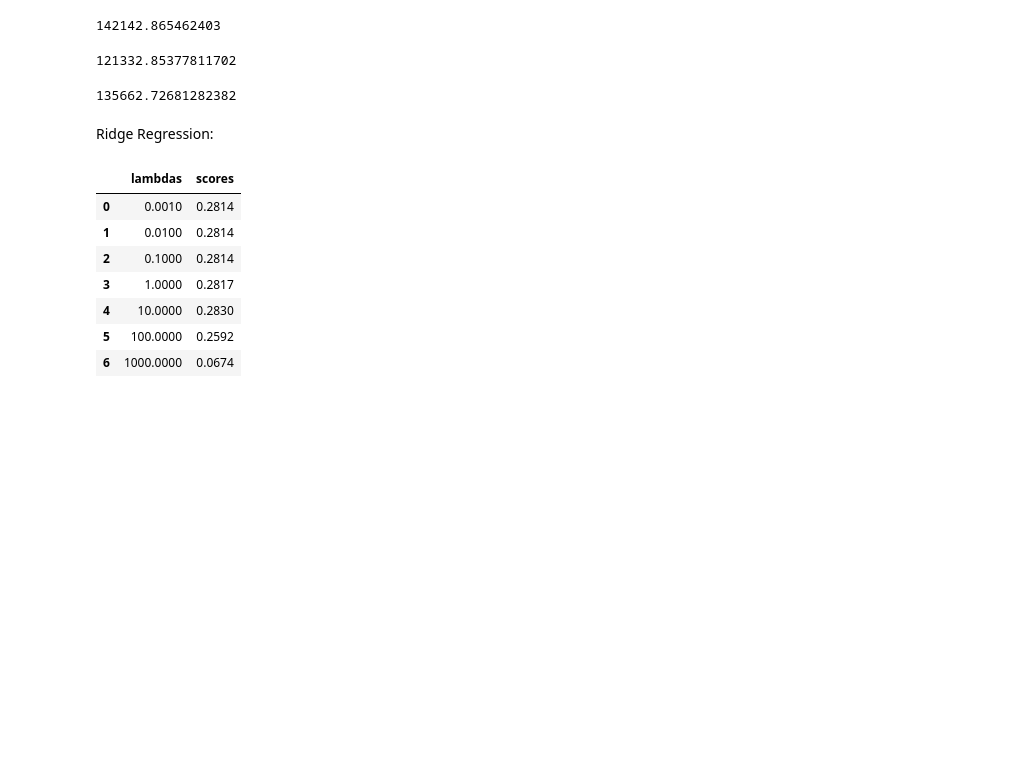
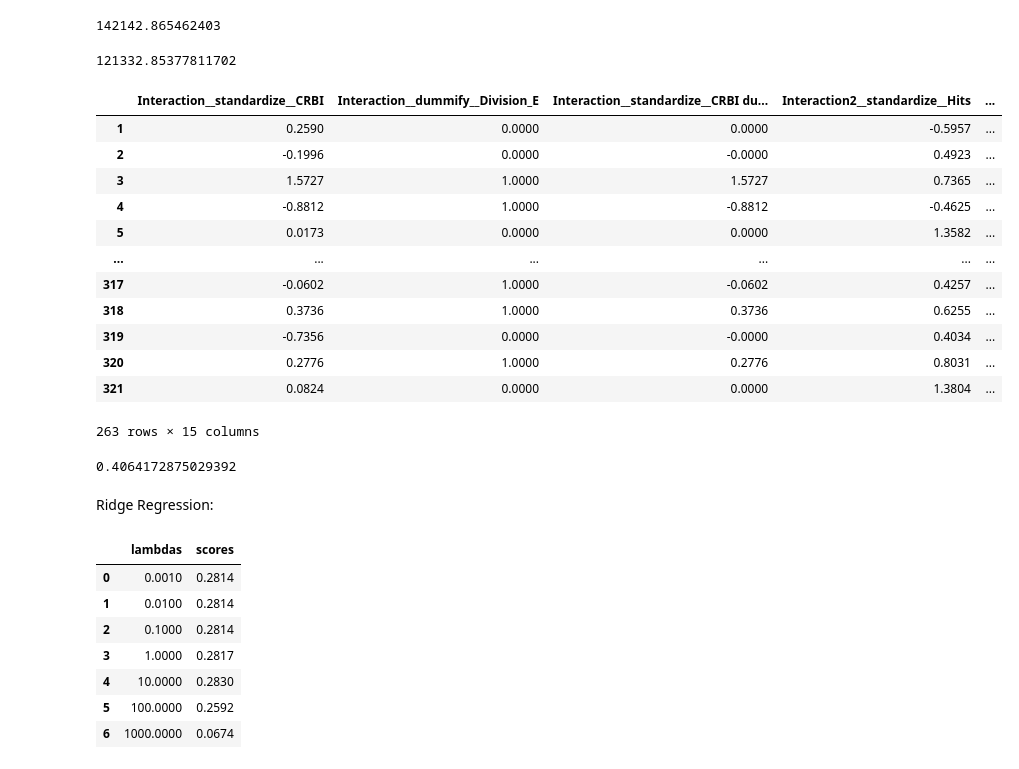
Before and after one commit to JakeLamb455/GSB544, a Jupyter notebook: Lab 6 - Baseball Players.ipynb, the cells around one changed output. Cells and saved outputs as stored; diff of their text form; code cells hidden in the pictures; blank space fills up the shorter version.

```diff
--- a/Lab 6 - Baseball Players.ipynb
+++ b/Lab 6 - Baseball Players.ipynb
@@ -531,13 +533,29 @@ OLSint = Pipeline(
    ("preprocessing3", ct3),
   ("OLS", LinearRegression())]
 )
+# %%
+ct2.fit_transform(ct1.fit_transform(X))
+# %% [output]
+|  | Interaction__standardize__CRBI | Interaction__dummify__Division_E | Interaction__standardize__CRBI du... | Interaction2__standardize__Hits | ... |
+| 1 | 0.2590 | 0.0000 | 0.0000 | -0.5957 | ... |
+| 2 | -0.1996 | 0.0000 | -0.0000 | 0.4923 | ... |
+| 3 | 1.5727 | 1.0000 | 1.5727 | 0.7365 | ... |
+| 4 | -0.8812 | 1.0000 | -0.8812 | -0.4625 | ... |
+| 5 | 0.0173 | 0.0000 | 0.0000 | 1.3582 | ... |
+| ... | ... | ... | ... | ... | ... |
+| 317 | -0.0602 | 1.0000 | -0.0602 | 0.4257 | ... |
+| 318 | 0.3736 | 1.0000 | 0.3736 | 0.6255 | ... |
+| 319 | -0.7356 | 0.0000 | -0.0000 | 0.4034 | ... |
+| 320 | 0.2776 | 1.0000 | 0.2776 | 0.8031 | ... |
+| 321 | 0.0824 | 0.0000 | 0.0000 | 1.3804 | ... |
+263 rows × 15 columns
 # %%
 OLSintfit = OLSint.fit(X,y)
 OLSintfit.named_steps['OLS'].coef_
-OLSint3 = cross_val_score(OLSintfit, X, y, cv=5, scoring = 'neg_mean_squared_error')
+OLSint3 = cross_val_score(OLSintfit, X, y, cv=5, scoring = 'r2')
 abs(OLSint3).mean()
 # %% [output]
-135662.72681282382
+0.4064172875029392
 # %% [markdown]
 Ridge Regression:
 # %%
```
Also changed, not shown: parts of 1 cell of this notebook, 20 other files.
